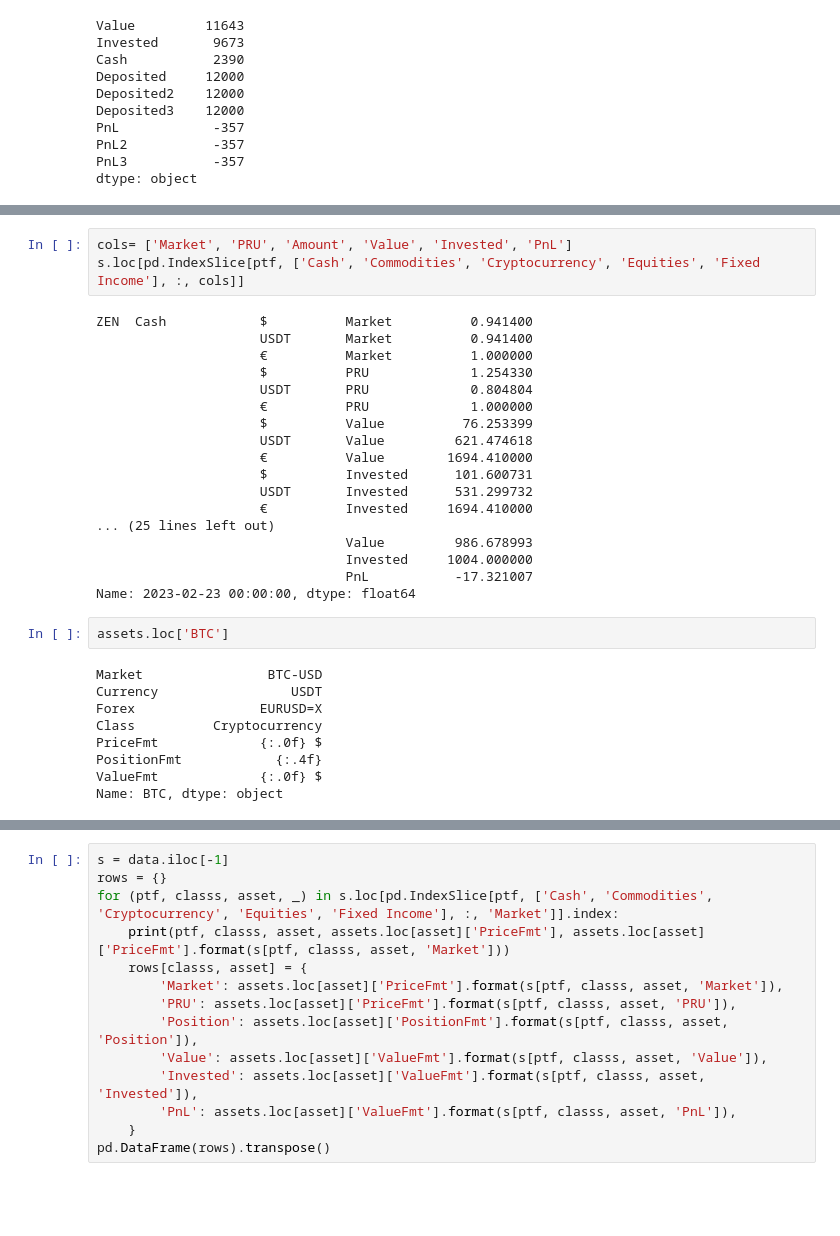
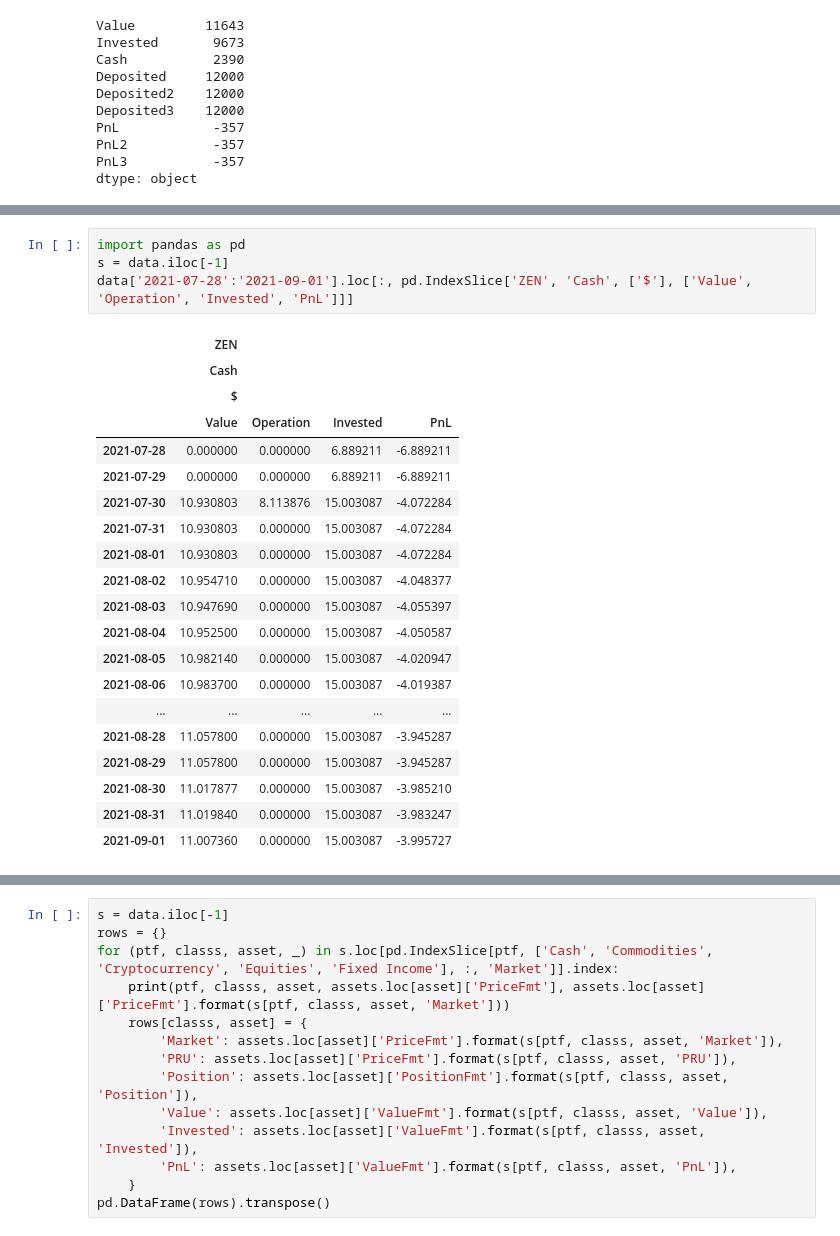
Before and after one commit to vixen-cordier/dashboards, a Jupyter notebook: book.ipynb, the cells around one changed output, grey strips where cells are left out. Saved outputs shown, nothing was run; the diff lists cells and outputs as text; blank space fills up the shorter version.

```diff
--- a/book.ipynb
+++ b/book.ipynb
@@ -290,32 +276,25 @@ ESE           ESE.PA        €  EUREUR=X        Equities  {:.2f} €      {:.0f
-# %%
-cols= ['Market', 'PRU', 'Amount', 'Value', 'Invested', 'PnL']
-s.loc[pd.IndexSlice[ptf, ['Cash', 'Commodities', 'Cryptocurrency', 'Equities', 'Fixed Income'], :, cols]]
-# %% [output]
-ZEN  Cash            $          Market          0.941400
-                     USDT       Market          0.941400
-                     €          Market          1.000000
-                     $          PRU             1.254330
-                     USDT       PRU             0.804804
-                     €          PRU             1.000000
-                     $          Value          76.253399
-                     USDT       Value         621.474618
-                     €          Value        1694.410000
-                     $          Invested      101.600731
-                     USDT       Invested      531.299732
-                     €          Invested     1694.410000
-... (25 lines left out)
-                                Value         986.678993
-                                Invested     1004.000000
-                                PnL           -17.321007
-Name: 2023-02-23 00:00:00, dtype: float64
-# %%
-assets.loc['BTC']
-# %% [output]
-Market                BTC-USD
-Currency                 USDT
-Forex                EURUSD=X
-Class          Cryptocurrency
-PriceFmt             {:.0f} $
-PositionFmt            {:.4f}
-ValueFmt             {:.0f} $
-Name: BTC, dtype: object
+# %%
+import pandas as pd
+s = data.iloc[-1]
+data['2021-07-28':'2021-09-01'].loc[:, pd.IndexSlice['ZEN', 'Cash', ['$'], ['Value', 'Operation', 'Invested', 'PnL']]]
+# %% [output]
+|  | ZEN |  |  |  |
+|  | Cash |  |  |  |
+|  | $ |  |  |  |
+|  | Value | Operation | Invested | PnL |
+| 2021-07-28 | 0.000000 | 0.000000 | 6.889211 | -6.889211 |
+| 2021-07-29 | 0.000000 | 0.000000 | 6.889211 | -6.889211 |
+| 2021-07-30 | 10.930803 | 8.113876 | 15.003087 | -4.072284 |
+| 2021-07-31 | 10.930803 | 0.000000 | 15.003087 | -4.072284 |
+| 2021-08-01 | 10.930803 | 0.000000 | 15.003087 | -4.072284 |
+| 2021-08-02 | 10.954710 | 0.000000 | 15.003087 | -4.048377 |
+| 2021-08-03 | 10.947690 | 0.000000 | 15.003087 | -4.055397 |
+| 2021-08-04 | 10.952500 | 0.000000 | 15.003087 | -4.050587 |
+| 2021-08-05 | 10.982140 | 0.000000 | 15.003087 | -4.020947 |
+| 2021-08-06 | 10.983700 | 0.000000 | 15.003087 | -4.019387 |
+| ... | ... | ... | ... | ... |
+| 2021-08-28 | 11.057800 | 0.000000 | 15.003087 | -3.945287 |
+| 2021-08-29 | 11.057800 | 0.000000 | 15.003087 | -3.945287 |
+| 2021-08-30 | 11.017877 | 0.000000 | 15.003087 | -3.985210 |
+| 2021-08-31 | 11.019840 | 0.000000 | 15.003087 | -3.983247 |
+| 2021-09-01 | 11.007360 | 0.000000 | 15.003087 | -3.995727 |
```
Also changed, not shown: parts of 2 cells of this notebook, 1 other file.
